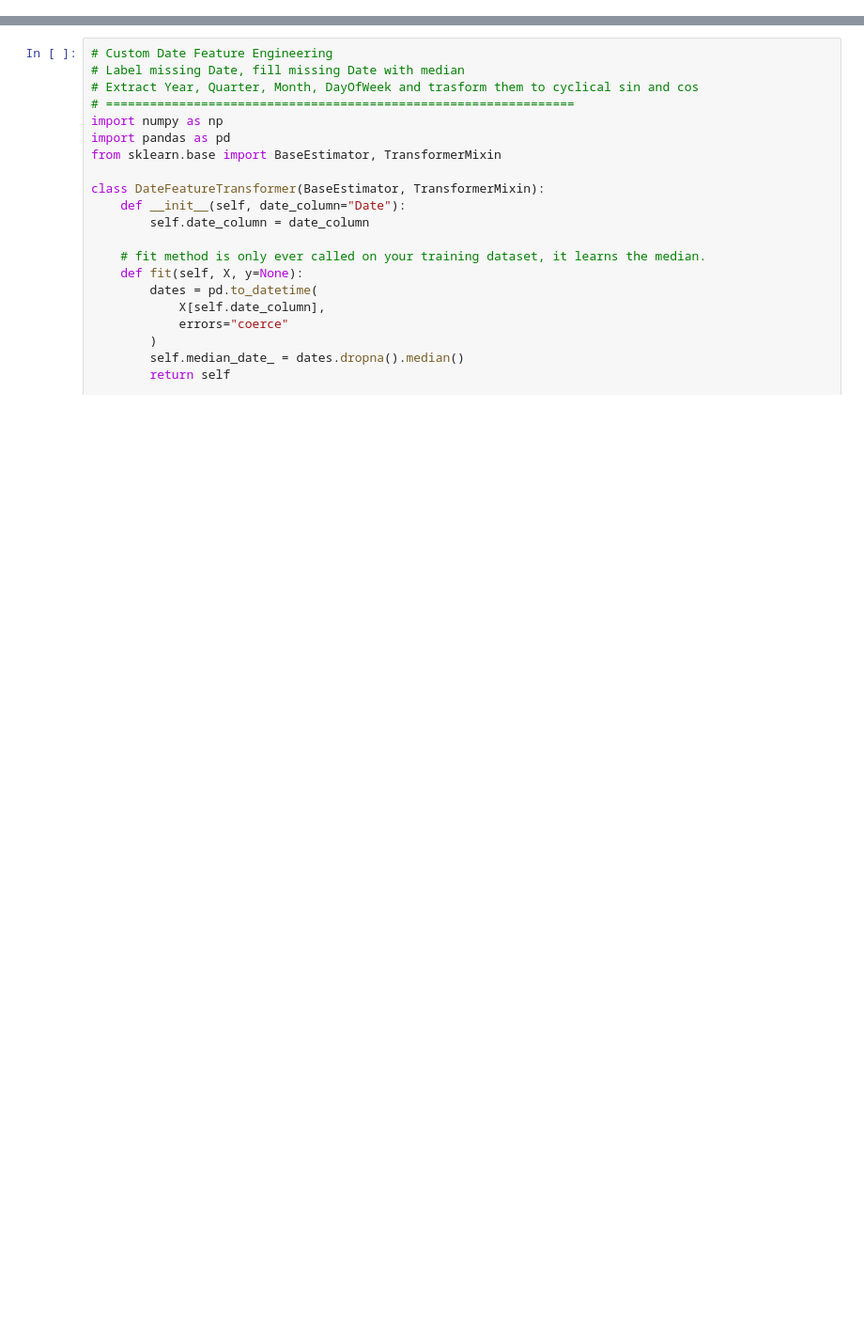
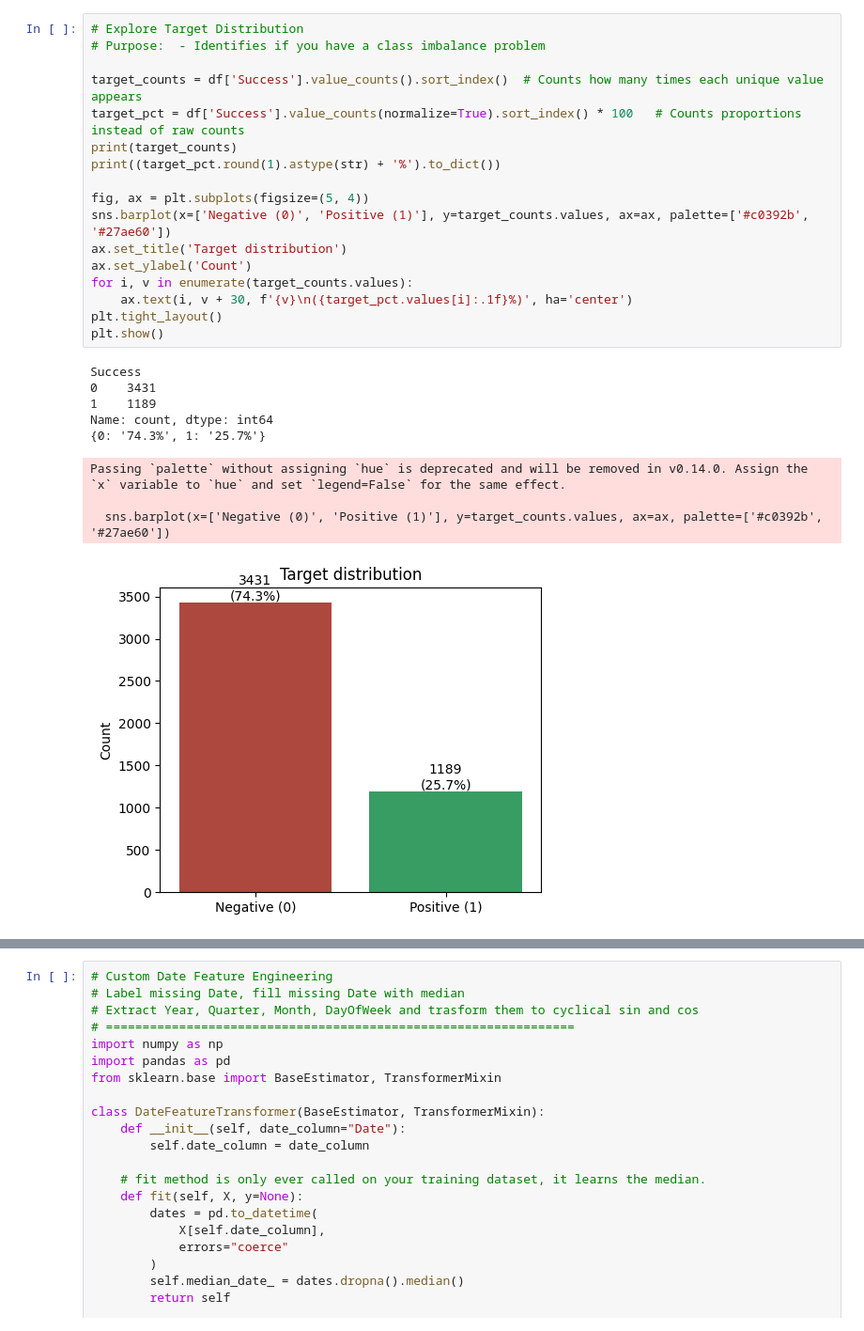
Before and after one commit to Phong031/ML_Models, a Jupyter notebook: notebook/00_code_lib.ipynb, the cells around one changed output, grey strips where cells are left out. Shown at 94% size. Saved outputs shown, nothing was run; the diff lists cells and outputs as text; blank space fills up the shorter version.

```diff
--- a/notebook/00_code_lib.ipynb
+++ b/notebook/00_code_lib.ipynb
@@ -5,0 +140,27 @@ quotation_data_df = pd.read_excel(quotation_data_path)
+# %%
+# Explore Target Distribution
+# Purpose:  - Identifies if you have a class imbalance problem
+
+target_counts = df['Success'].value_counts().sort_index()  # Counts how many times each unique value appears
+target_pct = df['Success'].value_counts(normalize=True).sort_index() * 100   # Counts proportions instead of raw counts
+print(target_counts)
+print((target_pct.round(1).astype(str) + '%').to_dict())
+
+fig, ax = plt.subplots(figsize=(5, 4))
+sns.barplot(x=['Negative (0)', 'Positive (1)'], y=target_counts.values, ax=ax, palette=['#c0392b', '#27ae60'])
+ax.set_title('Target distribution')
+ax.set_ylabel('Count')
+for i, v in enumerate(target_counts.values):
+    ax.text(i, v + 30, f'{v}\n({target_pct.values[i]:.1f}%)', ha='center')
+plt.tight_layout()
+plt.show()
+# %% [output]
+Success
+0    3431
+1    1189
+Name: count, dtype: int64
+{0: '74.3%', 1: '25.7%'}
+Passing `palette` without assigning `hue` is deprecated and will be removed in v0.14.0. Assign the `x` variable to `hue` and set `legend=False` for the same effect.
+
+  sns.barplot(x=['Negative (0)', 'Positive (1)'], y=target_counts.values, ax=ax, palette=['#c0392b', '#27ae60'])
+[figure, added]
```
Also changed, not shown: parts of 65 cells of this notebook, 2 other files.
